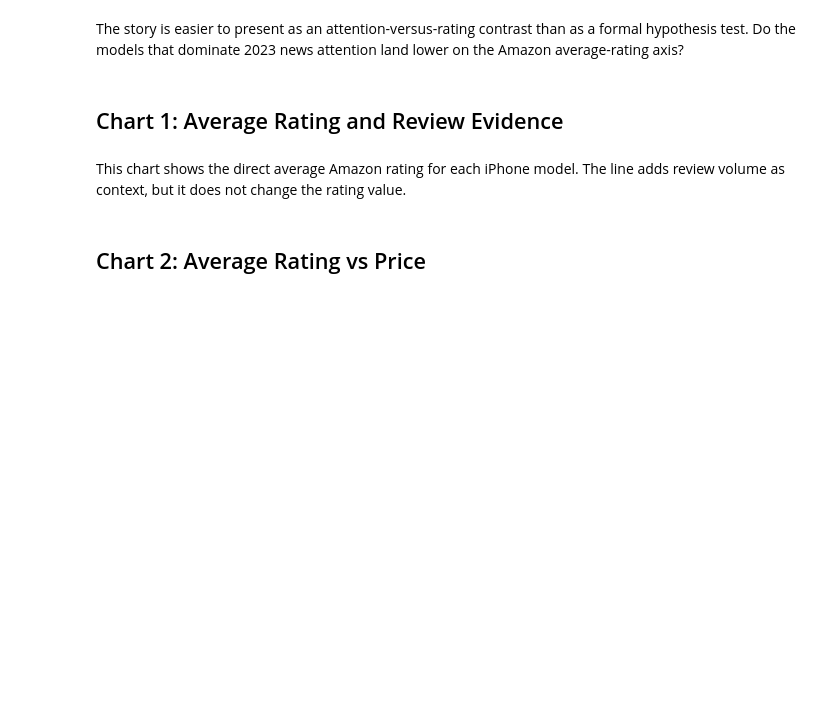
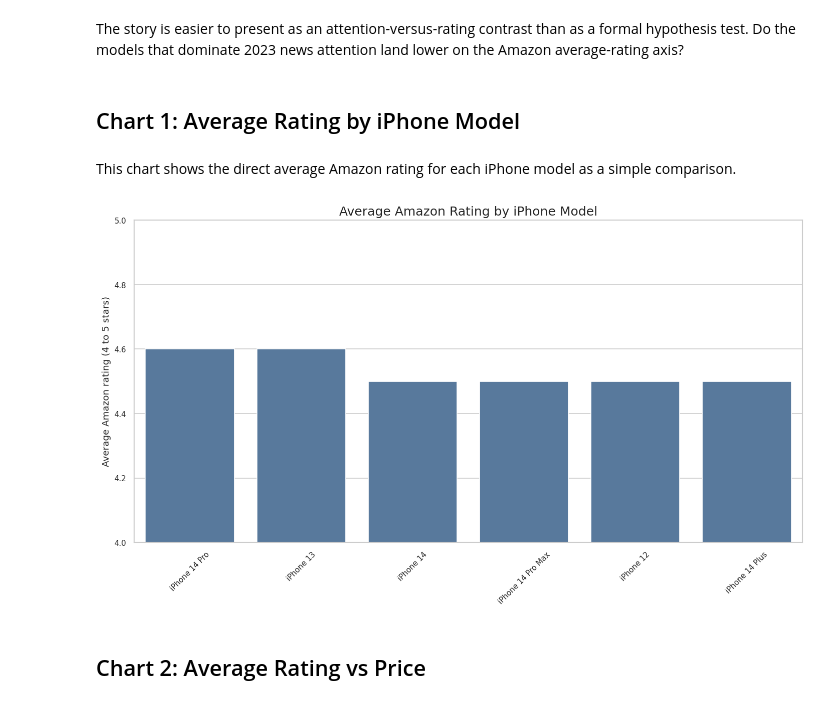
Before and after one commit to cureboyxxx/BigDataEngineeringProject, a Jupyter notebook: notebooks/05-main-analysis-iPhones-Amazon-ratings-vs-news-attention.ipynb, the cells around one changed output. Saved outputs shown, nothing was run; the diff lists cells and outputs as text; code cells hidden in the pictures; blank space fills up the shorter version.

Commit message:
refine charts

```diff
--- a/notebooks/05-main-analysis-iPhones-Amazon-ratings-vs-news-attention.ipynb
+++ b/notebooks/05-main-analysis-iPhones-Amazon-ratings-vs-news-attention.ipynb
@@ -267,37 +320,28 @@ pearson_corr.round(3)
 # %% [markdown]
 The story is easier to present as an attention-versus-rating contrast than as a formal hypothesis test. Do the models that dominate 2023 news attention land lower on the Amazon average-rating axis?
 # %% [markdown]
-## Chart 1: Average Rating and Review Evidence
+## Chart 1: Average Rating by iPhone Model
 # %% [markdown]
-This chart shows the direct average Amazon rating for each iPhone model. The line adds review volume as context, but it does not change the rating value.
+This chart shows the direct average Amazon rating for each iPhone model as a simple comparison.
 # %%
-rating_review_order = analysis_df.sort_values("average_rating", ascending=False)
+rating_order_simple = analysis_df.sort_values("average_rating", ascending=False)
 
-fig, ax1 = plt.subplots(figsize=(12, 7))
-sns.barplot(
-    data=rating_review_order,
+plt.figure(figsize=(12, 7))
+ax = sns.barplot(
+    data=rating_order_simple,
     x="model_name",
     y="average_rating",
     color="#4C78A8",
-    ax=ax1,
 )
-ax1.set_title("Average Amazon Rating with Review Volume Context")
-ax1.set_xlabel("")
-ax1.set_ylabel("Average Amazon rating")
-ax1.set_ylim(0, 5)
-ax1.tick_params(axis="x", rotation=45)
-
-ax2 = ax1.twinx()
-ax2.plot(
-    rating_review_order["model_name"],
-    rating_review_order["total_reviews"],
-    color="#E4572E",
-    marker="o",
-    linewidth=2,
-)
-ax2.set_ylabel("Total reviews")
+ax.set_title("Average Amazon Rating by iPhone Model")
+ax.set_xlabel("")
+ax.set_ylabel("Average Amazon rating (4 to 5 stars)")
+ax.set_ylim(4, 5)
+ax.tick_params(axis="x", rotation=45)
 plt.tight_layout()
 plt.show()
+# %% [output]
+[figure, added]
 # %% [markdown]
 ## Chart 2: Average Rating vs Price
 # %% [markdown]
```
Also changed, not shown: parts of 10 cells of this notebook.
